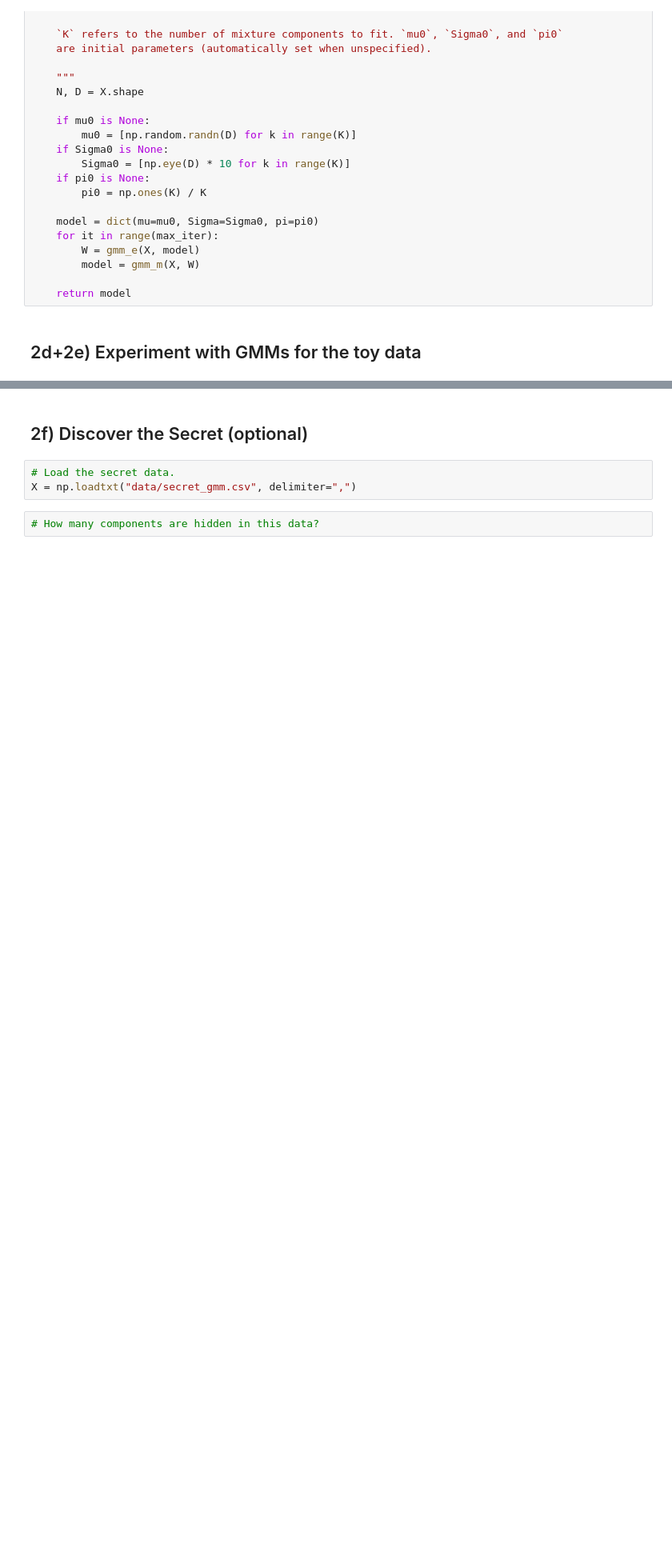
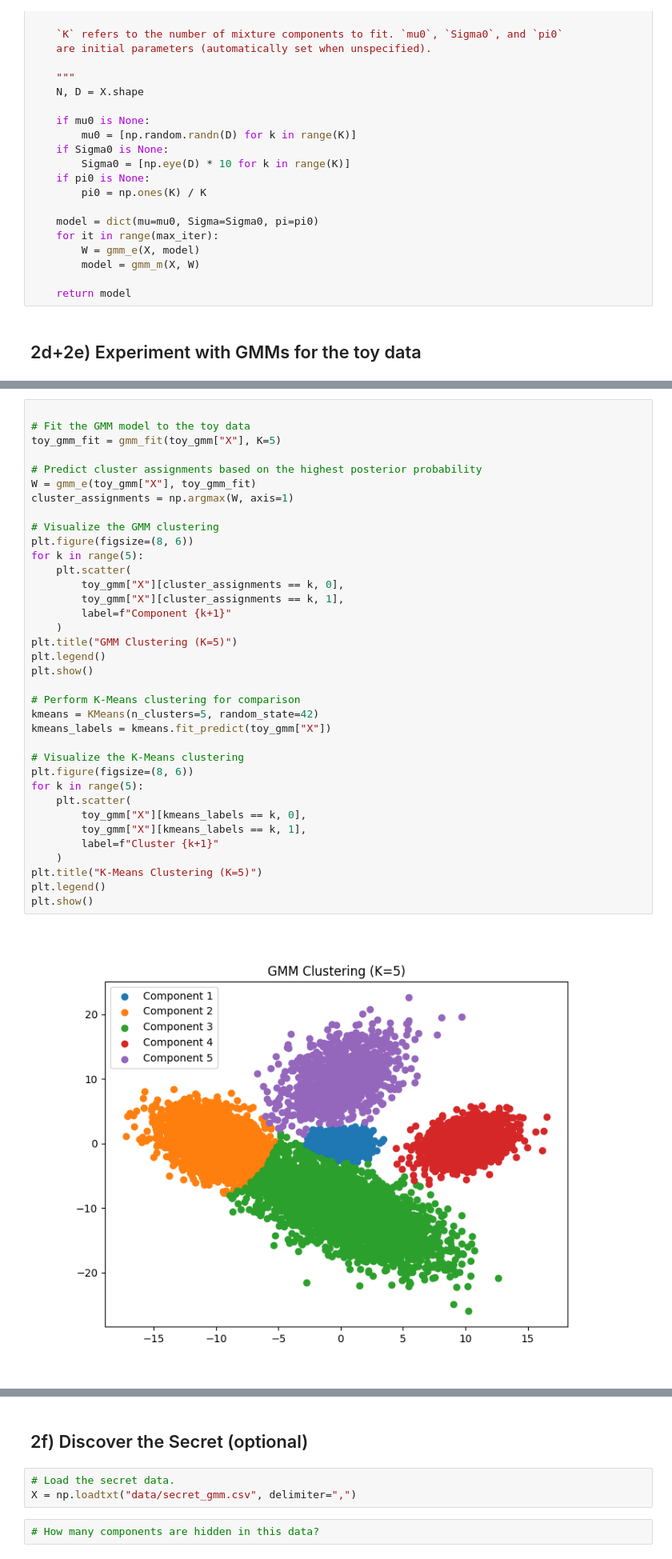
Before and after one commit to eelisee/IE-675b-Machine-Learning, a Jupyter notebook: a04-lvm/a04-lvm.ipynb, the cells around one changed output, grey strips where cells are left out. Shown at 80% size. Cells and saved outputs as stored; diff of their text form; blank space fills up the shorter version.

```diff
--- a/a04-lvm/a04-lvm.ipynb
+++ b/a04-lvm/a04-lvm.ipynb
@@ -720,0 +716,38 @@ plt.show()
+# %%
+
+# Fit the GMM model to the toy data
+toy_gmm_fit = gmm_fit(toy_gmm["X"], K=5)
+
+# Predict cluster assignments based on the highest posterior probability
+W = gmm_e(toy_gmm["X"], toy_gmm_fit)
+cluster_assignments = np.argmax(W, axis=1)
+
+# Visualize the GMM clustering
+plt.figure(figsize=(8, 6))
+for k in range(5):
+    plt.scatter(
+        toy_gmm["X"][cluster_assignments == k, 0],
+        toy_gmm["X"][cluster_assignments == k, 1],
+        label=f"Component {k+1}"
+    )
+plt.title("GMM Clustering (K=5)")
+plt.legend()
+plt.show()
+
+# Perform K-Means clustering for comparison
+kmeans = KMeans(n_clusters=5, random_state=42)
+kmeans_labels = kmeans.fit_predict(toy_gmm["X"])
+
+# Visualize the K-Means clustering
+plt.figure(figsize=(8, 6))
+for k in range(5):
+    plt.scatter(
+        toy_gmm["X"][kmeans_labels == k, 0],
+        toy_gmm["X"][kmeans_labels == k, 1],
+        label=f"Cluster {k+1}"
+    )
+plt.title("K-Means Clustering (K=5)")
+plt.legend()
+plt.show()
+# %% [output]
+[figure, added]
```
Also changed, not shown: parts of 3 cells of this notebook.
